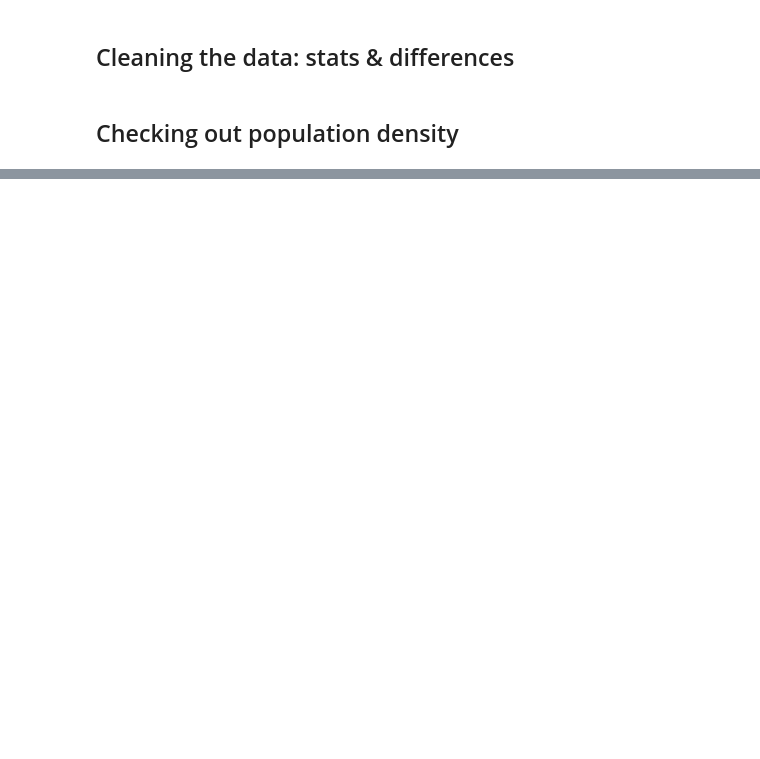
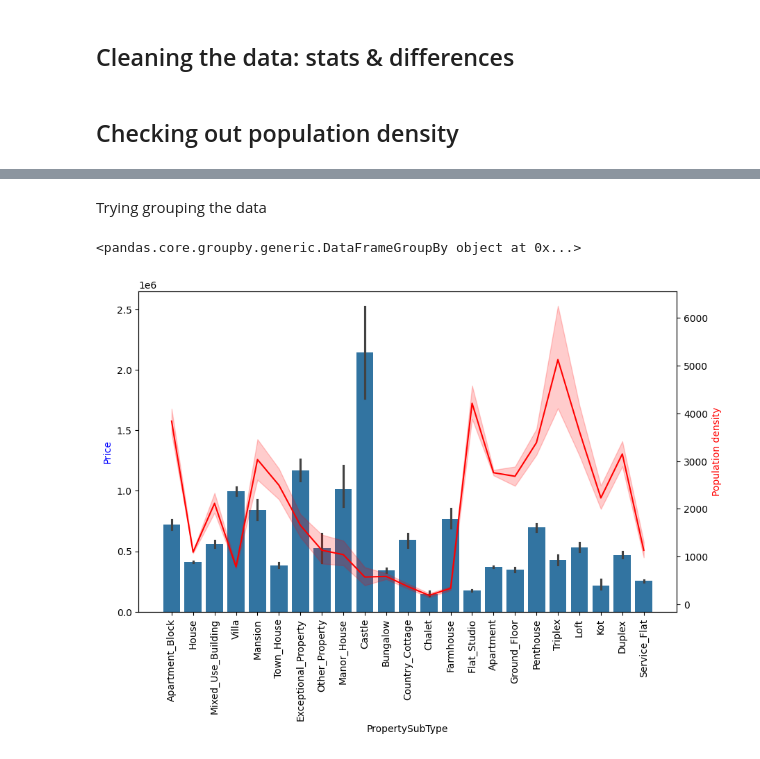
Before and after one commit to gnadela/immoeliza-analysis, a Jupyter notebook: analysis/Viktor.ipynb, the cells around one changed output, grey strips where cells are left out. Drawn from its saved outputs; the diff is of its cells as text; code cells hidden in the pictures; blank space fills up the shorter version.

```diff
--- a/analysis/Viktor.ipynb
+++ b/analysis/Viktor.ipynb
@@ -159,0 +169,26 @@ ValueError: Mime type rendering requires nbformat>=4.2.0 but it is not installed
+# %% [markdown]
+Trying grouping the data
+# %%
+grouped_data = model_data.groupby('PropertyType')
+
+print(grouped_data)
+# %% [output]
+<pandas.core.groupby.generic.DataFrameGroupBy object at 0x...>
+# %%
+import seaborn as sns
+import matplotlib.pyplot as plt
+
+fig, ax = plt.subplots(figsize=(10, 6))
+sns.barplot(data=data, x="PropertySubType", y="Price", ax=ax)
+ax.set_ylabel("Price", color='b')
+plt.xticks(rotation=90)
+
+ax2 = ax.twinx()
+sns.lineplot(data=data, x="PropertySubType", y="PopulationDensity", color='red', ax=ax2)
+ax2.set_ylabel("Population density", color="r")
+
+ax2.ticklabel_format(style='plain', axis='y')
+
+plt.show()
+# %% [output]
+[figure, added]
```
Also changed, not shown: parts of 9 cells of this notebook, 3 other files.
